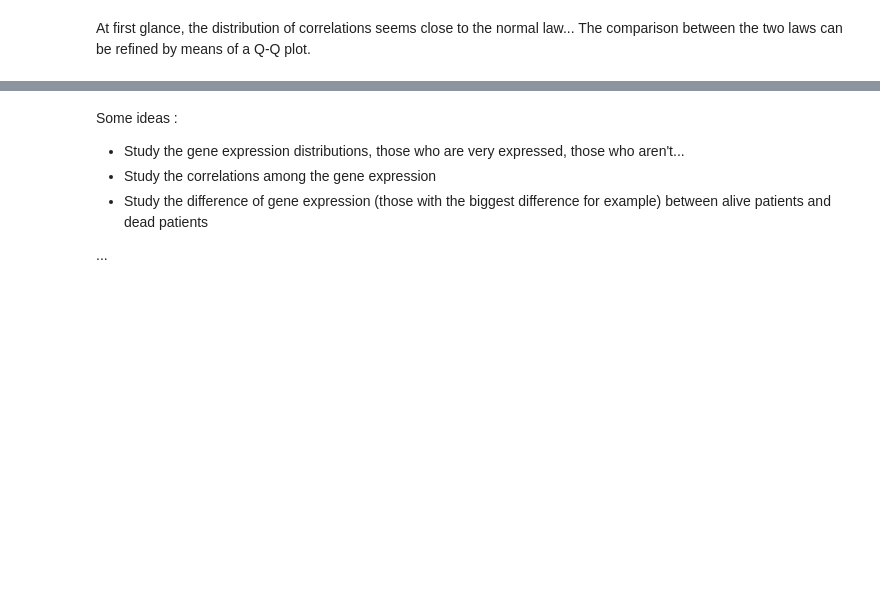
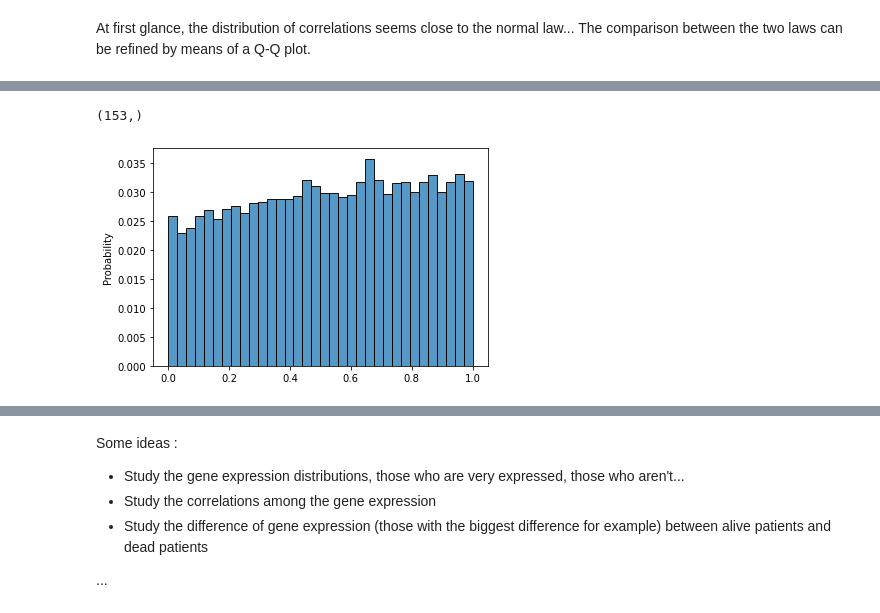
Before and after one commit to StephaneBereux/Cancer-survival-challenge, a Jupyter notebook: starting_kit.ipynb, the cells around one changed output, grey strips where cells are left out. Drawn from its saved outputs; the diff is of its cells as text; code cells hidden in the pictures; blank space fills up the shorter version.

```diff
--- a/starting_kit.ipynb
+++ b/starting_kit.ipynb
@@ -215,0 +219,13 @@ pylab.show()
+# %%
+from scipy.stats import pearsonr
+corr_r, p_values = [], []
+print(log_time.shape)
+for gene in scaled_X_train.T:
+    r, p_val = pearsonr(gene, log_time)
+    corr_r.append(r)
+    p_values.append(p_val)
+sns.histplot(p_values, stat='probability')
+plt.show()
+# %% [output]
+(153,)
+[figure, added]
```
Also changed, not shown: parts of 12 cells of this notebook, 1 other file.
